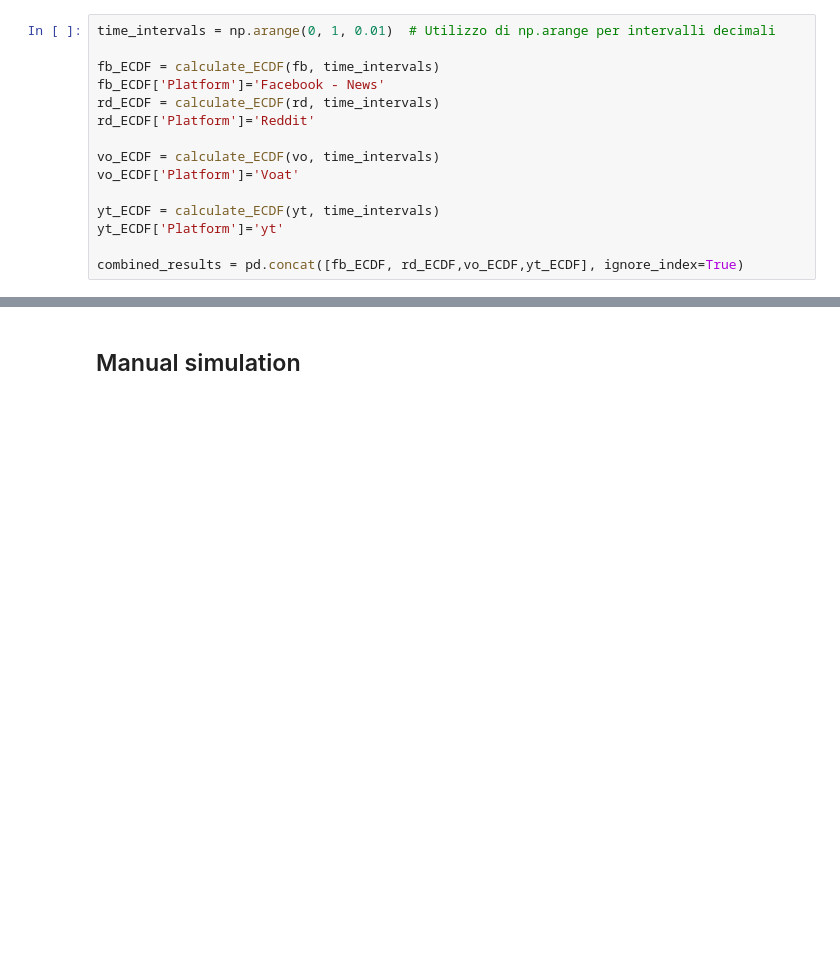
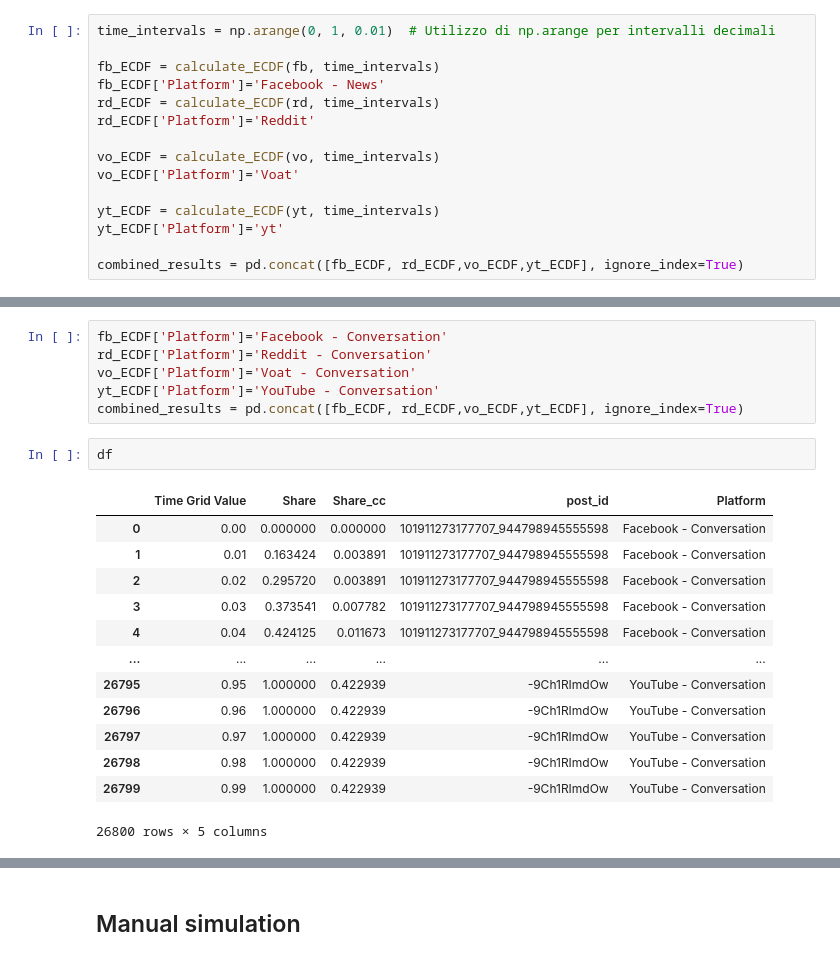
Before and after one commit to jacoponudo/Conversation_dynamics, a Jupyter notebook: src/SYN/SYN_mainclass.ipynb, the cells around one changed output, grey strips where cells are left out. Cells and saved outputs as stored; diff of their text form; blank space fills up the shorter version.

```diff
--- a/src/SYN/SYN_mainclass.ipynb
+++ b/src/SYN/SYN_mainclass.ipynb
@@ -139,0 +204,22 @@ plot_ECDF(df,level=99)
+# %%
+fb_ECDF['Platform']='Facebook - Conversation'
+rd_ECDF['Platform']='Reddit - Conversation'
+vo_ECDF['Platform']='Voat - Conversation'
+yt_ECDF['Platform']='YouTube - Conversation'
+combined_results = pd.concat([fb_ECDF, rd_ECDF,vo_ECDF,yt_ECDF], ignore_index=True)
+# %%
+df
+# %% [output]
+|  | Time Grid Value | Share | Share_cc | post_id | Platform |
+| 0 | 0.00 | 0.000000 | 0.000000 | 101911273177707_944798945555598 | Facebook - Conversation |
+| 1 | 0.01 | 0.163424 | 0.003891 | 101911273177707_944798945555598 | Facebook - Conversation |
+| 2 | 0.02 | 0.295720 | 0.003891 | 101911273177707_944798945555598 | Facebook - Conversation |
+| 3 | 0.03 | 0.373541 | 0.007782 | 101911273177707_944798945555598 | Facebook - Conversation |
+| 4 | 0.04 | 0.424125 | 0.011673 | 101911273177707_944798945555598 | Facebook - Conversation |
+| ... | ... | ... | ... | ... | ... |
+| 26795 | 0.95 | 1.000000 | 0.422939 | -9Ch1RImdOw | YouTube - Conversation |
+| 26796 | 0.96 | 1.000000 | 0.422939 | -9Ch1RImdOw | YouTube - Conversation |
+| 26797 | 0.97 | 1.000000 | 0.422939 | -9Ch1RImdOw | YouTube - Conversation |
+| 26798 | 0.98 | 1.000000 | 0.422939 | -9Ch1RImdOw | YouTube - Conversation |
+| 26799 | 0.99 | 1.000000 | 0.422939 | -9Ch1RImdOw | YouTube - Conversation |
+26800 rows × 5 columns
```
Also changed, not shown: parts of 20 cells of this notebook.
